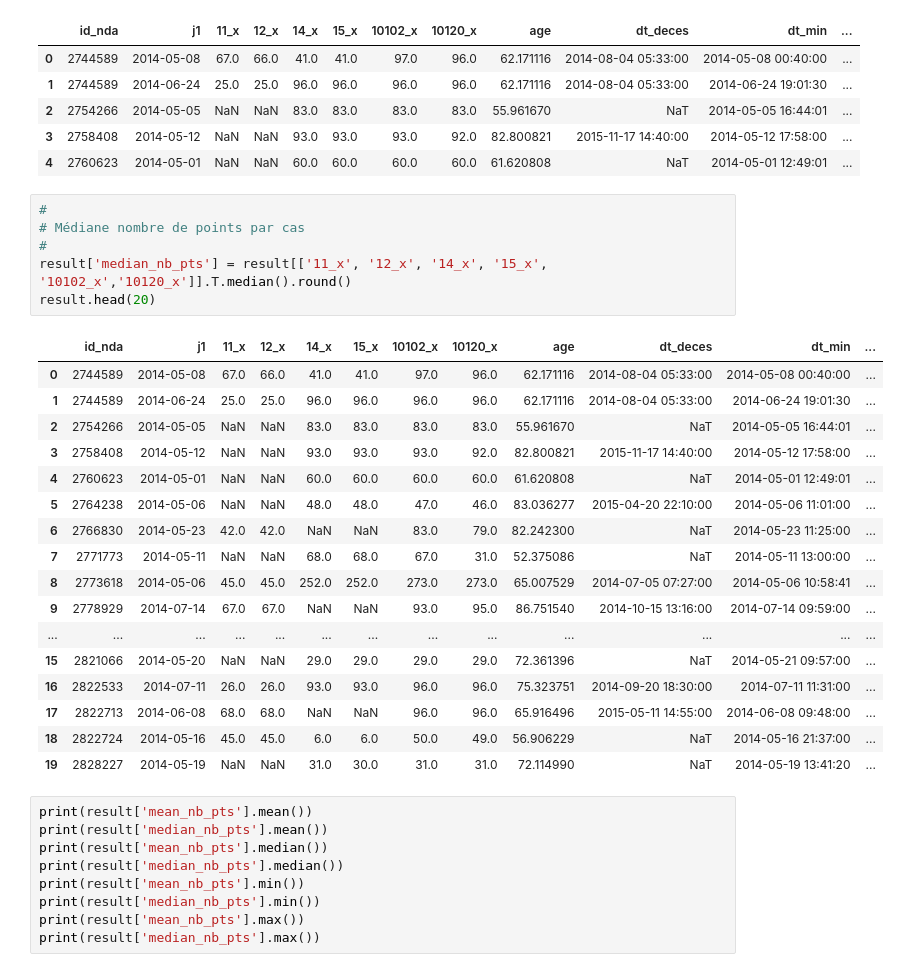
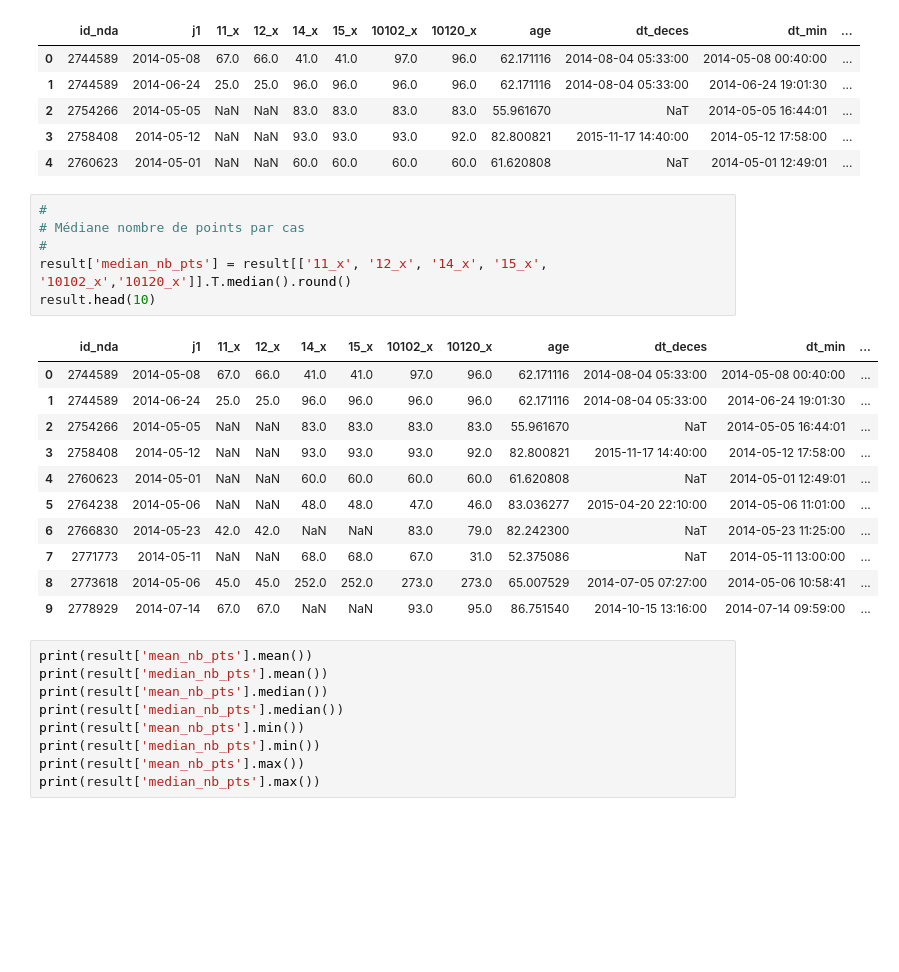
Before and after one commit to catherineverdiergo/IPYNB, a Jupyter notebook: Waves normalization-interpolation.ipynb, the cells around one changed output. Cells and saved outputs as stored; diff of their text form; blank space fills up the shorter version.

```diff
--- a/Waves normalization-interpolation.ipynb
+++ b/Waves normalization-interpolation.ipynb
@@ -103,27 +103,21 @@ result.head()
 # %%
 #
 # Médiane nombre de points par cas
 #
 result['median_nb_pts'] = result[['11_x', '12_x', '14_x', '15_x', '10102_x','10120_x']].T.median().round()
-result.head(20)
+result.head(10)
 # %% [output]
 |  | id_nda | j1 | 11_x | 12_x | 14_x | 15_x | 10102_x | 10120_x | age | dt_deces | dt_min | ... |
 | 0 | 2744589 | 2014-05-08 | 67.0 | 66.0 | 41.0 | 41.0 | 97.0 | 96.0 | 62.171116 | 2014-08-04 05:33:00 | 2014-05-08 00:40:00 | ... |
 | 1 | 2744589 | 2014-06-24 | 25.0 | 25.0 | 96.0 | 96.0 | 96.0 | 96.0 | 62.171116 | 2014-08-04 05:33:00 | 2014-06-24 19:01:30 | ... |
 | 2 | 2754266 | 2014-05-05 | NaN | NaN | 83.0 | 83.0 | 83.0 | 83.0 | 55.961670 | NaT | 2014-05-05 16:44:01 | ... |
 | 3 | 2758408 | 2014-05-12 | NaN | NaN | 93.0 | 93.0 | 93.0 | 92.0 | 82.800821 | 2015-11-17 14:40:00 | 2014-05-12 17:58:00 | ... |
 | 4 | 2760623 | 2014-05-01 | NaN | NaN | 60.0 | 60.0 | 60.0 | 60.0 | 61.620808 | NaT | 2014-05-01 12:49:01 | ... |
 | 5 | 2764238 | 2014-05-06 | NaN | NaN | 48.0 | 48.0 | 47.0 | 46.0 | 83.036277 | 2015-04-20 22:10:00 | 2014-05-06 11:01:00 | ... |
 | 6 | 2766830 | 2014-05-23 | 42.0 | 42.0 | NaN | NaN | 83.0 | 79.0 | 82.242300 | NaT | 2014-05-23 11:25:00 | ... |
 | 7 | 2771773 | 2014-05-11 | NaN | NaN | 68.0 | 68.0 | 67.0 | 31.0 | 52.375086 | NaT | 2014-05-11 13:00:00 | ... |
 | 8 | 2773618 | 2014-05-06 | 45.0 | 45.0 | 252.0 | 252.0 | 273.0 | 273.0 | 65.007529 | 2014-07-05 07:27:00 | 2014-05-06 10:58:41 | ... |
 | 9 | 2778929 | 2014-07-14 | 67.0 | 67.0 | NaN | NaN | 93.0 | 95.0 | 86.751540 | 2014-10-15 13:16:00 | 2014-07-14 09:59:00 | ... |
-| ... | ... | ... | ... | ... | ... | ... | ... | ... | ... | ... | ... | ... |
-| 15 | 2821066 | 2014-05-20 | NaN | NaN | 29.0 | 29.0 | 29.0 | 29.0 | 72.361396 | NaT | 2014-05-21 09:57:00 | ... |
-| 16 | 2822533 | 2014-07-11 | 26.0 | 26.0 | 93.0 | 93.0 | 96.0 | 96.0 | 75.323751 | 2014-09-20 18:30:00 | 2014-07-11 11:31:00 | ... |
-| 17 | 2822713 | 2014-06-08 | 68.0 | 68.0 | NaN | NaN | 96.0 | 96.0 | 65.916496 | 2015-05-11 14:55:00 | 2014-06-08 09:48:00 | ... |
-| 18 | 2822724 | 2014-05-16 | 45.0 | 45.0 | 6.0 | 6.0 | 50.0 | 49.0 | 56.906229 | NaT | 2014-05-16 21:37:00 | ... |
-| 19 | 2828227 | 2014-05-19 | NaN | NaN | 31.0 | 30.0 | 31.0 | 31.0 | 72.114990 | NaT | 2014-05-19 13:41:20 | ... |
 # %%
 print(result['mean_nb_pts'].mean())
 print(result['median_nb_pts'].mean())
```
Also changed, not shown: parts of 9 cells of this notebook.
